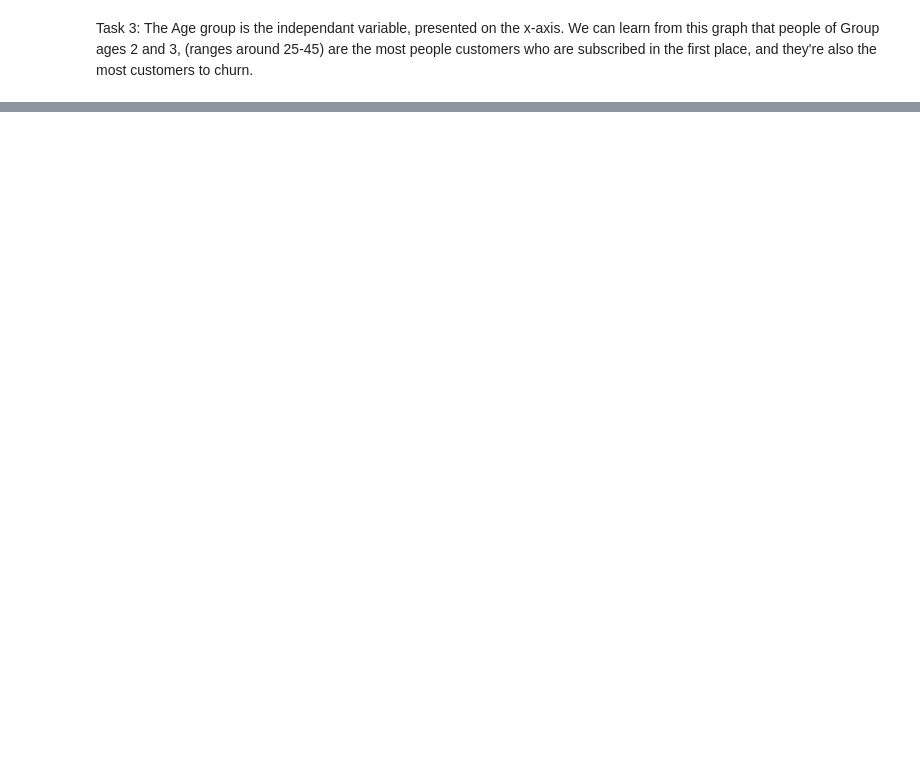
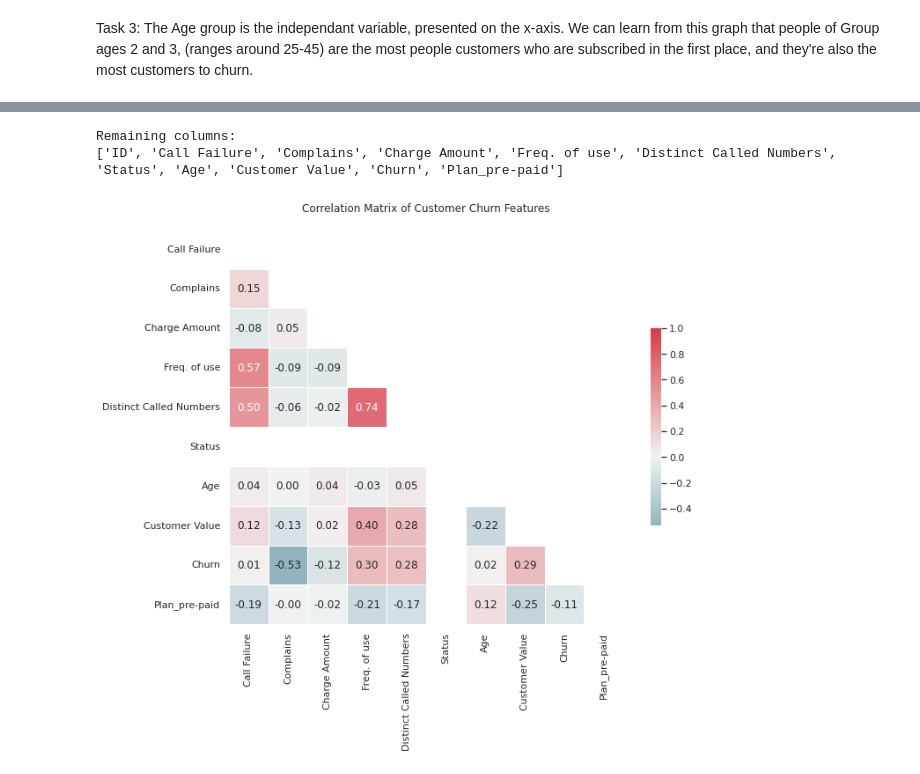
Before and after one commit to osamaps518/supervised, a Jupyter notebook: notebooks/EDA.ipynb, the cells around one changed output, grey strips where cells are left out. Cells and saved outputs as stored; diff of their text form; code cells hidden in the pictures; blank space fills up the shorter version.

```diff
--- a/notebooks/EDA.ipynb
+++ b/notebooks/EDA.ipynb
@@ -188,0 +313,15 @@ plt.show()
+# %%
+# Dropping unwanted columns
+# set axis to 1 indiciating that we're dropping columns, not rows (0)
+data_frame = data_frame.drop(['Age Group', 'Plan_post-paid', 'Freq. of SMS'], axis=1)
+
+# Verify the columns were dropped
+print("Remaining columns:")
+print(data_frame.columns.tolist())
+
+# Re-print the heatmap
+plot_correlation_heatmap(data_frame)
+# %% [output]
+Remaining columns:
+['ID', 'Call Failure', 'Complains', 'Charge Amount', 'Freq. of use', 'Distinct Called Numbers', 'Status', 'Age', 'Customer Value', 'Churn', 'Plan_pre-paid']
+[figure, added]
```
Also changed, not shown: parts of 12 cells of this notebook.
